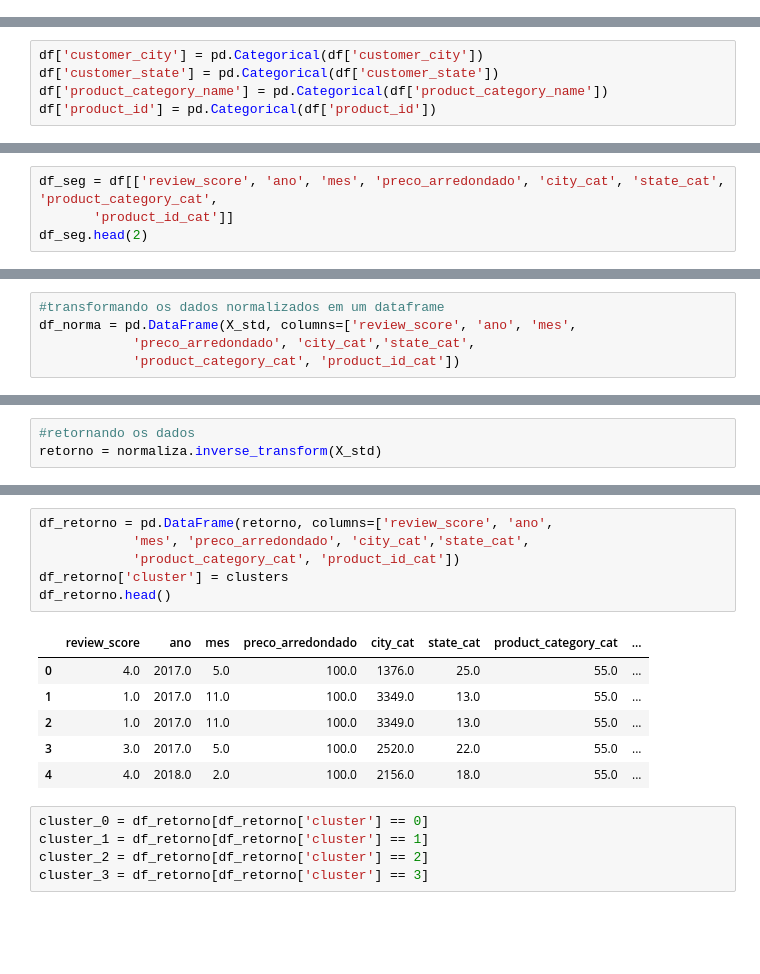
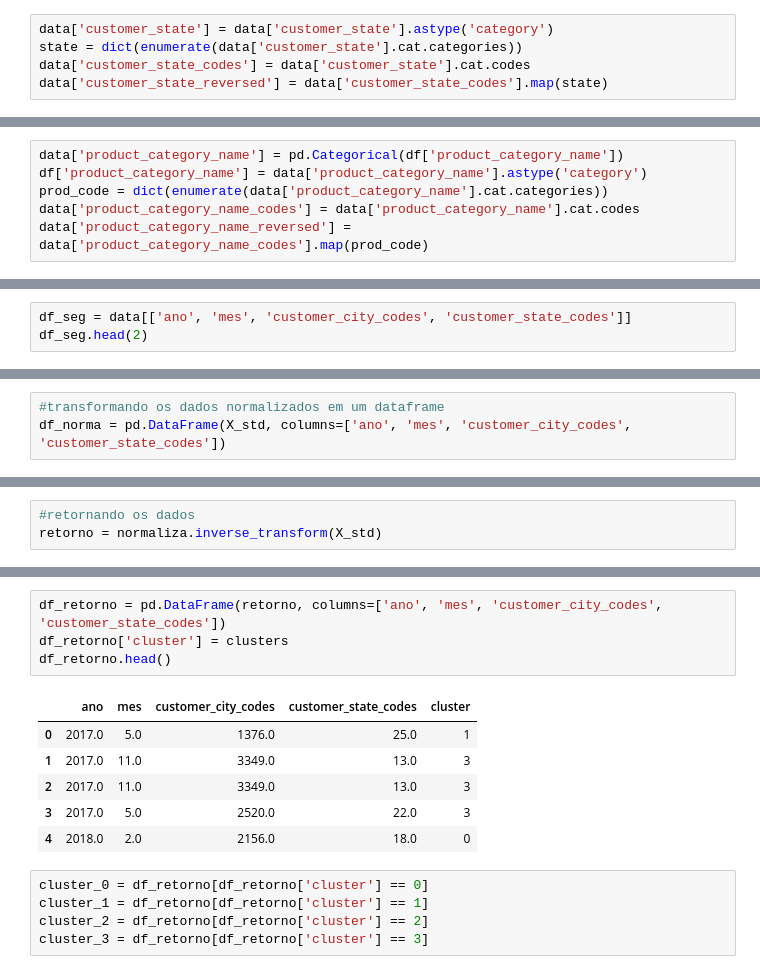
Before and after one commit to arcursino/credit-bureau, a Jupyter notebook: sistema_recomendação/recomendacao-baseado_conteudo-cluster.ipynb, the cells around one changed output, grey strips where cells are left out. Cells and saved outputs as stored; diff of their text form; blank space fills up the shorter version.

```diff
--- a/sistema_recomendação/recomendacao-baseado_conteudo-cluster.ipynb
+++ b/sistema_recomendação/recomendacao-baseado_conteudo-cluster.ipynb
@@ -259,0 +295,5 @@ from sklearn.preprocessing import  MinMaxScaler
+# %%
+data['customer_state'] = data['customer_state'].astype('category')
+state = dict(enumerate(data['customer_state'].cat.categories))
+data['customer_state_codes'] = data['customer_state'].cat.codes
+data['customer_state_reversed'] = data['customer_state_codes'].map(state)
@@ -260,5 +316,6 @@ from sklearn.preprocessing import  MinMaxScaler
 # %%
-df['customer_city'] = pd.Categorical(df['customer_city'])
-df['customer_state'] = pd.Categorical(df['customer_state'])
-df['product_category_name'] = pd.Categorical(df['product_category_name'])
-df['product_id'] = pd.Categorical(df['product_id'])
+data['product_category_name'] = pd.Categorical(df['product_category_name'])
+df['product_category_name'] = data['product_category_name'].astype('category')
+prod_code = dict(enumerate(data['product_category_name'].cat.categories))
+data['product_category_name_codes'] = data['product_category_name'].cat.codes
+data['product_category_name_reversed'] = data['product_category_name_codes'].map(prod_code)
@@ -280,6 +372,5 @@ Index(['customer_id', 'customer_city', 'customer_state', 'order_id',
       dtype='object')
 # %%
-df_seg = df[['review_score', 'ano', 'mes', 'preco_arredondado', 'city_cat', 'state_cat', 'product_category_cat',
-       'product_id_cat']]
+df_seg = data[['ano', 'mes', 'customer_city_codes', 'customer_state_codes']]
 df_seg.head(2)
 # %% [output]
@@ -334,8 +421,6 @@ plt.show()
 # %%
 #transformando os dados normalizados em um dataframe
-df_norma = pd.DataFrame(X_std, columns=['review_score', 'ano', 'mes',
-            'preco_arredondado', 'city_cat','state_cat',
-            'product_category_cat', 'product_id_cat'])
+df_norma = pd.DataFrame(X_std, columns=['ano', 'mes', 'customer_city_codes', 'customer_state_codes'])
 # %%
 #Agora todos os valores estão entre 0 e 1
 df_norma.head(2)
@@ -362,16 +457,14 @@ retorno = normaliza.inverse_transform(X_std)
 # %%
-df_retorno = pd.DataFrame(retorno, columns=['review_score', 'ano',
-            'mes', 'preco_arredondado', 'city_cat','state_cat',
-            'product_category_cat', 'product_id_cat'])
+df_retorno = pd.DataFrame(retorno, columns=['ano', 'mes', 'customer_city_codes', 'customer_state_codes'])
 df_retorno['cluster'] = clusters
 df_retorno.head()
 # %% [output]
-|  | review_score | ano | mes | preco_arredondado | city_cat | state_cat | product_category_cat | ... |
-| 0 | 4.0 | 2017.0 | 5.0 | 100.0 | 1376.0 | 25.0 | 55.0 | ... |
-| 1 | 1.0 | 2017.0 | 11.0 | 100.0 | 3349.0 | 13.0 | 55.0 | ... |
-| 2 | 1.0 | 2017.0 | 11.0 | 100.0 | 3349.0 | 13.0 | 55.0 | ... |
-| 3 | 3.0 | 2017.0 | 5.0 | 100.0 | 2520.0 | 22.0 | 55.0 | ... |
-| 4 | 4.0 | 2018.0 | 2.0 | 100.0 | 2156.0 | 18.0 | 55.0 | ... |
+|  | ano | mes | customer_city_codes | customer_state_codes | cluster |
+| 0 | 2017.0 | 5.0 | 1376.0 | 25.0 | 1 |
+| 1 | 2017.0 | 11.0 | 3349.0 | 13.0 | 3 |
+| 2 | 2017.0 | 11.0 | 3349.0 | 13.0 | 3 |
+| 3 | 2017.0 | 5.0 | 2520.0 | 22.0 | 3 |
+| 4 | 2018.0 | 2.0 | 2156.0 | 18.0 | 0 |
 # %%
 cluster_0 = df_retorno[df_retorno['cluster'] == 0]
 cluster_1 = df_retorno[df_retorno['cluster'] == 1]
```
Also changed, not shown: parts of 43 cells of this notebook.
